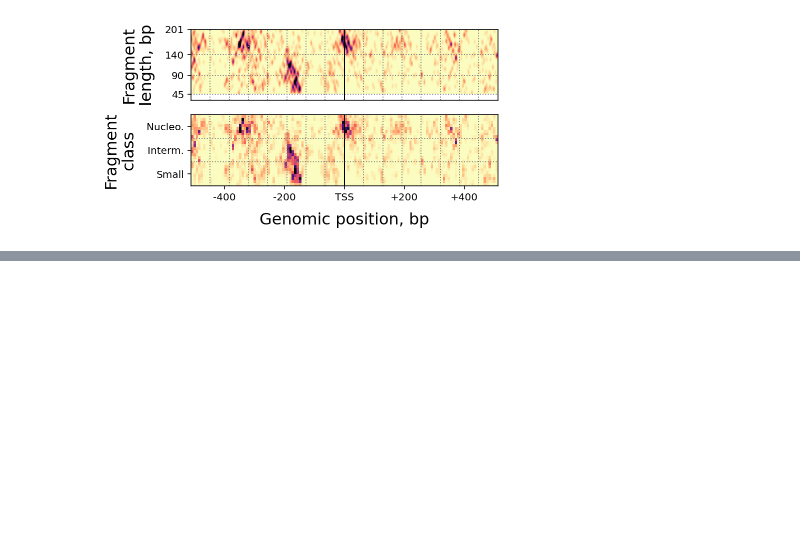
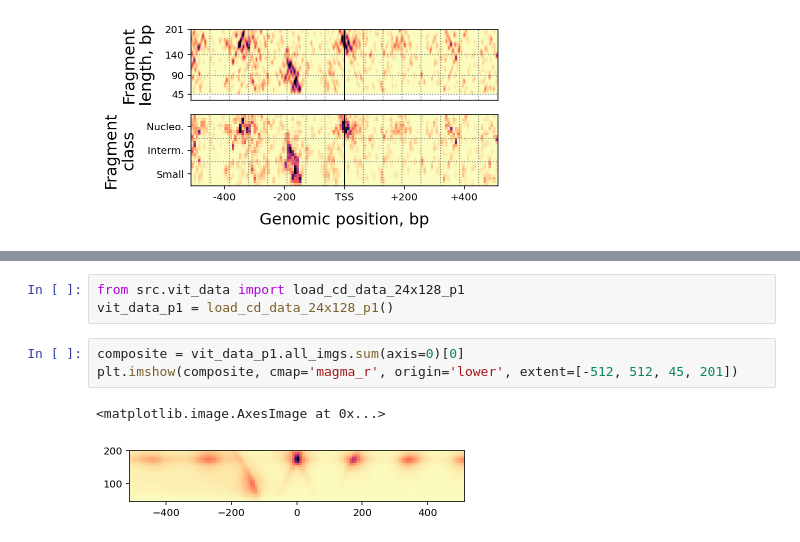
Before and after one commit to HarteminkLab/chromatin-transformers, a Jupyter notebook: Generate Data-+1_align.ipynb, the cells around one changed output, grey strips where cells are left out. Saved outputs shown, nothing was run; the diff lists cells and outputs as text; blank space fills up the shorter version.

```diff
--- a/Generate Data-+1_align.ipynb
+++ b/Generate Data-+1_align.ipynb
@@ -51,0 +61,9 @@ vit_gen.plot_resized_img()
+# %%
+from src.vit_data import load_cd_data_24x128_p1
+vit_data_p1 = load_cd_data_24x128_p1()
+# %%
+composite = vit_data_p1.all_imgs.sum(axis=0)[0]
+plt.imshow(composite, cmap='magma_r', origin='lower', extent=[-512, 512, 45, 201])
+# %% [output]
+<matplotlib.image.AxesImage at 0x...>
+[figure, added]
```
Also changed, not shown: parts of 2 cells of this notebook, 6 other files.
